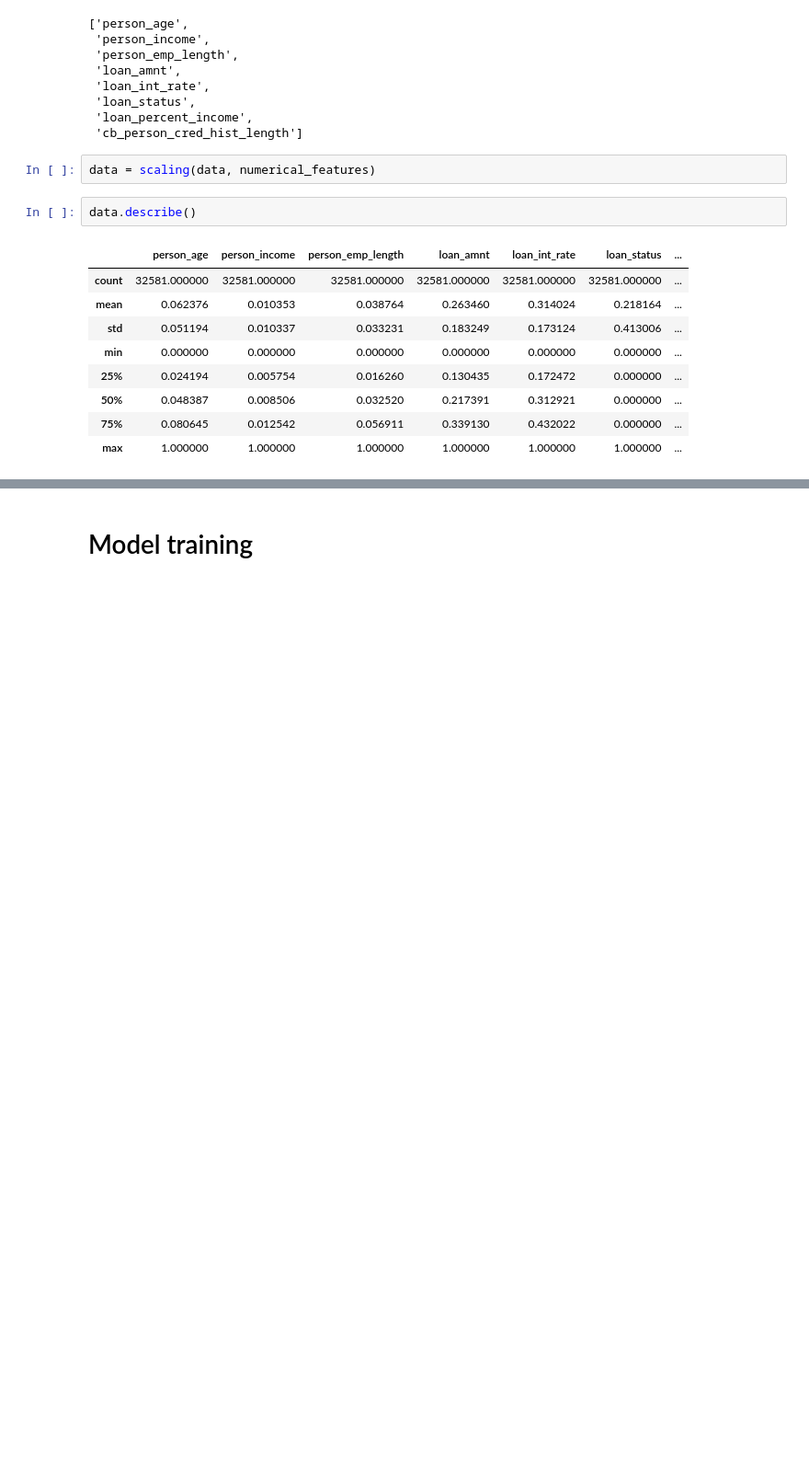
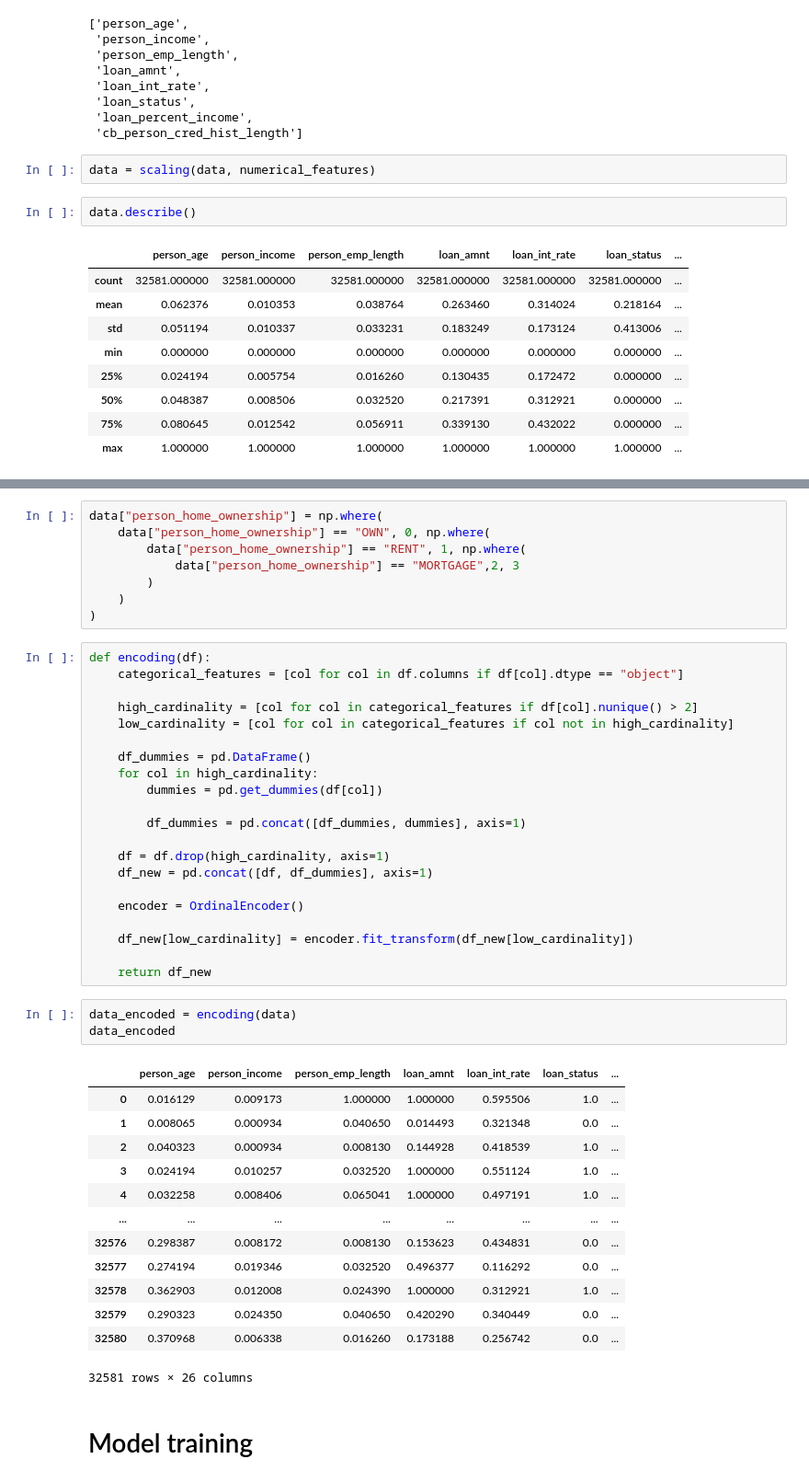
Before and after one commit to chiseanchang0727/kaggle, a Jupyter notebook: credit_risk_prediction/credit_risk_prediction.ipynb, the cells around one changed output, grey strips where cells are left out. Shown at 92% size. Saved outputs shown, nothing was run; the diff lists cells and outputs as text; blank space fills up the shorter version.

```diff
--- a/credit_risk_prediction/credit_risk_prediction.ipynb
+++ b/credit_risk_prediction/credit_risk_prediction.ipynb
@@ -192,2 +198,48 @@ data
+# %%
+data["person_home_ownership"] = np.where(
+    data["person_home_ownership"] == "OWN", 0, np.where(
+        data["person_home_ownership"] == "RENT", 1, np.where(
+            data["person_home_ownership"] == "MORTGAGE",2, 3
+        )
+    )
+)
+# %%
+def encoding(df):
+    categorical_features = [col for col in df.columns if df[col].dtype == "object"]
+
+    high_cardinality = [col for col in categorical_features if df[col].nunique() > 2]
+    low_cardinality = [col for col in categorical_features if col not in high_cardinality]
+
+    df_dummies = pd.DataFrame()
+    for col in high_cardinality:
+        dummies = pd.get_dummies(df[col])
+
+        df_dummies = pd.concat([df_dummies, dummies], axis=1)
+
+    df = df.drop(high_cardinality, axis=1)
+    df_new = pd.concat([df, df_dummies], axis=1)
+
+    encoder = OrdinalEncoder()
+
+    df_new[low_cardinality] = encoder.fit_transform(df_new[low_cardinality])
+
+    return df_new
+# %%
+data_encoded = encoding(data)
+data_encoded
+# %% [output]
+|  | person_age | person_income | person_emp_length | loan_amnt | loan_int_rate | loan_status | ... |
+| 0 | 0.016129 | 0.009173 | 1.000000 | 1.000000 | 0.595506 | 1.0 | ... |
+| 1 | 0.008065 | 0.000934 | 0.040650 | 0.014493 | 0.321348 | 0.0 | ... |
+| 2 | 0.040323 | 0.000934 | 0.008130 | 0.144928 | 0.418539 | 1.0 | ... |
+| 3 | 0.024194 | 0.010257 | 0.032520 | 1.000000 | 0.551124 | 1.0 | ... |
+| 4 | 0.032258 | 0.008406 | 0.065041 | 1.000000 | 0.497191 | 1.0 | ... |
+| ... | ... | ... | ... | ... | ... | ... | ... |
+| 32576 | 0.298387 | 0.008172 | 0.008130 | 0.153623 | 0.434831 | 0.0 | ... |
+| 32577 | 0.274194 | 0.019346 | 0.032520 | 0.496377 | 0.116292 | 0.0 | ... |
+| 32578 | 0.362903 | 0.012008 | 0.024390 | 1.000000 | 0.312921 | 1.0 | ... |
+| 32579 | 0.290323 | 0.024350 | 0.040650 | 0.420290 | 0.340449 | 0.0 | ... |
+| 32580 | 0.370968 | 0.006338 | 0.016260 | 0.173188 | 0.256742 | 0.0 | ... |
+32581 rows × 26 columns
 # %% [markdown]
 # Model training
```
Also changed, not shown: parts of 13 cells of this notebook.
